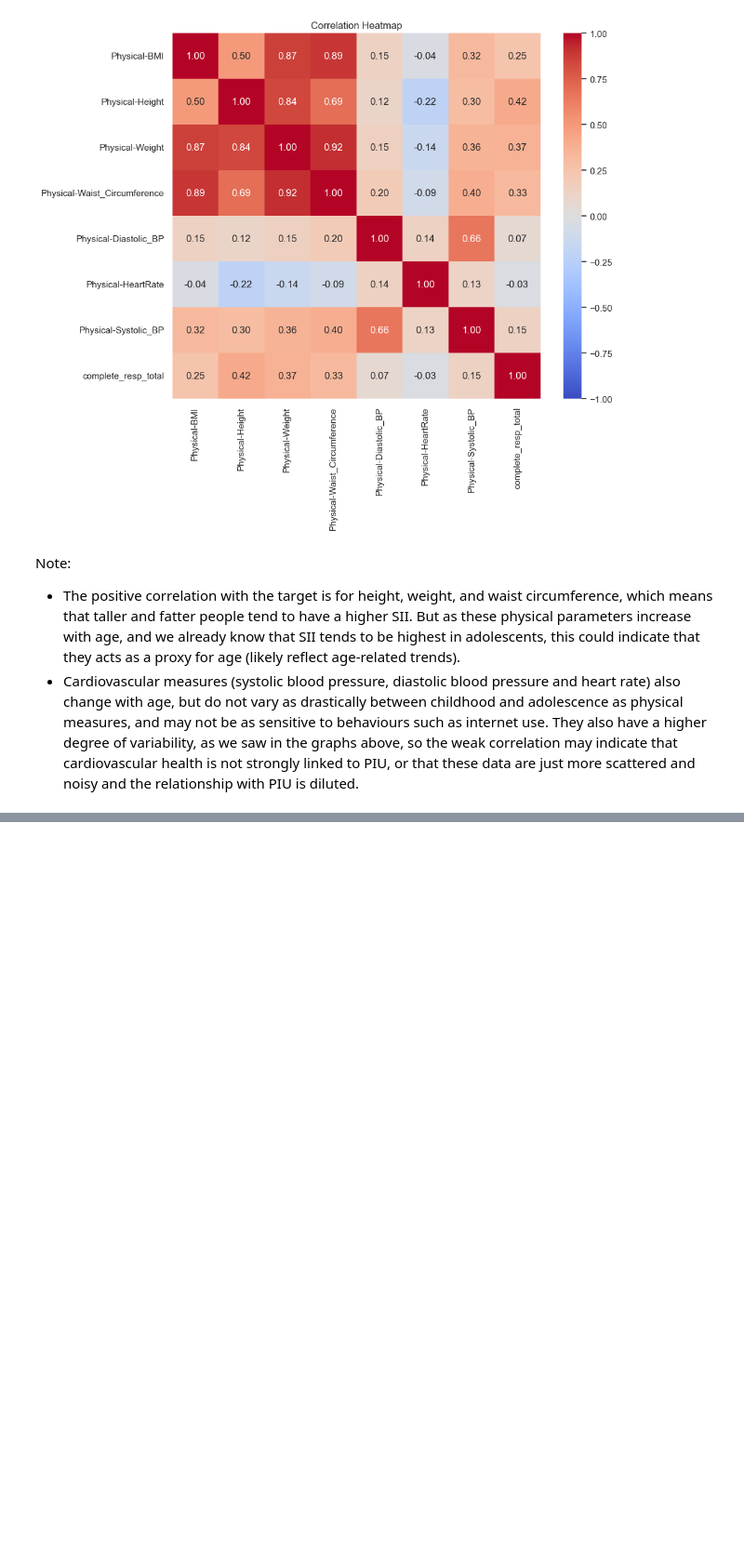
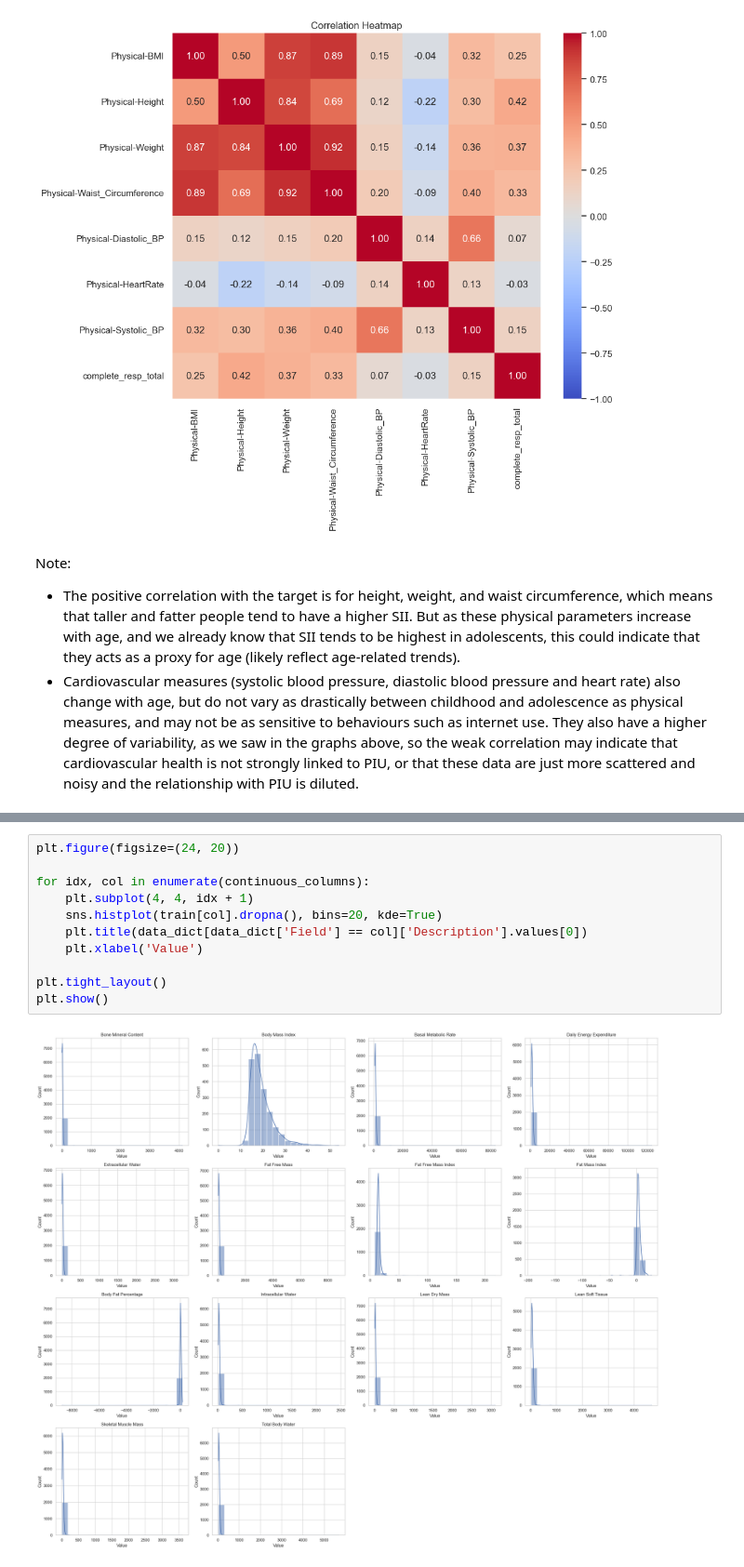
Before and after one commit to AdityaMarne/Kaggle_projects, a Jupyter notebook: ProblematicInternetUse/notebooks/EDA_Train.ipynb, the cells around one changed output, grey strips where cells are left out. Shown at 93% size. Cells and saved outputs as stored; diff of their text form; blank space fills up the shorter version.

```diff
--- a/ProblematicInternetUse/notebooks/EDA.ipynb
+++ b/ProblematicInternetUse/notebooks/EDA_Train.ipynb
@@ -1524,0 +1622,13 @@ Note:
+# %%
+plt.figure(figsize=(24, 20))
+
+for idx, col in enumerate(continuous_columns):
+    plt.subplot(4, 4, idx + 1)
+    sns.histplot(train[col].dropna(), bins=20, kde=True)
+    plt.title(data_dict[data_dict['Field'] == col]['Description'].values[0])
+    plt.xlabel('Value')
+
+plt.tight_layout()
+plt.show()
+# %% [output]
+[figure, added]
```
Also changed, not shown: parts of 45 cells of this notebook.
